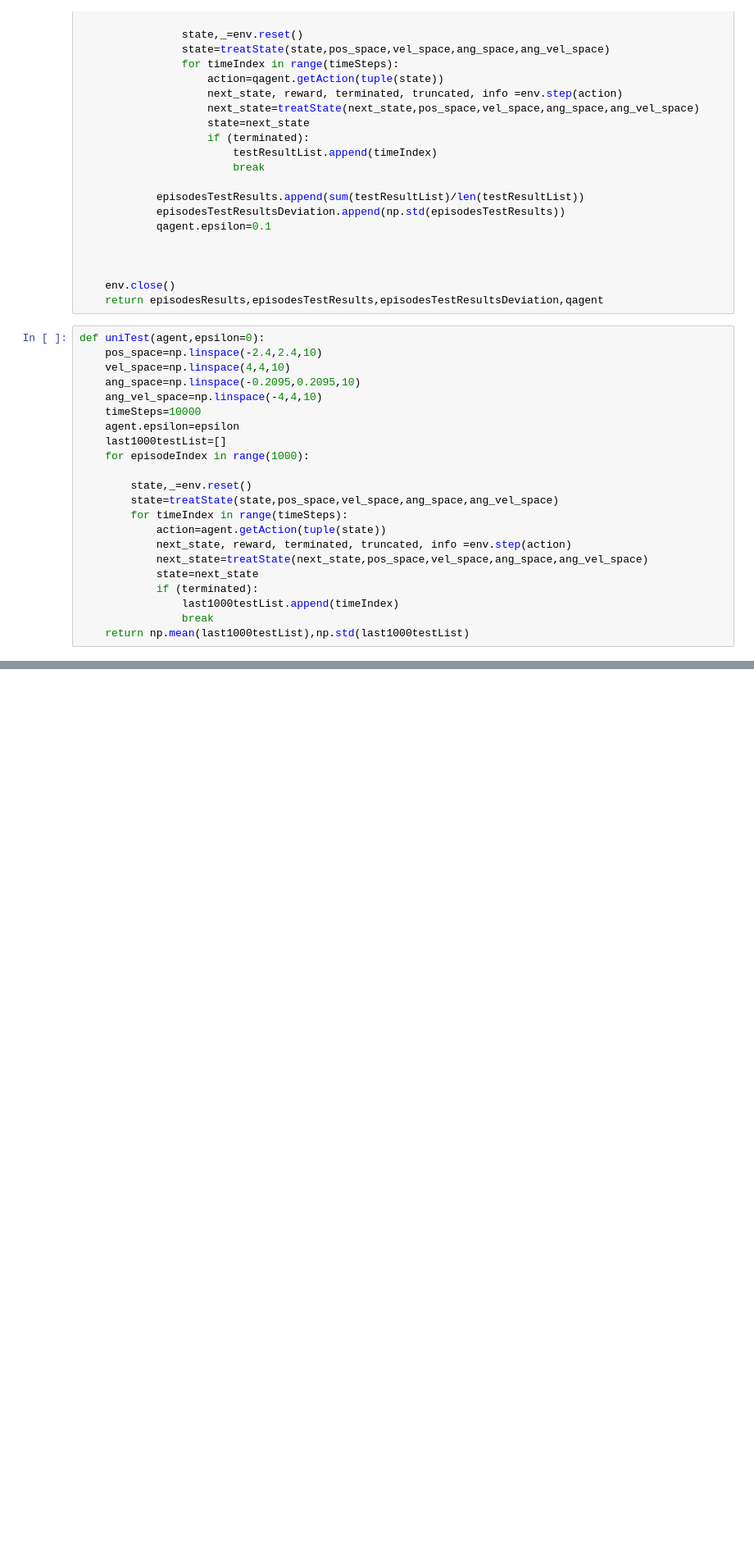
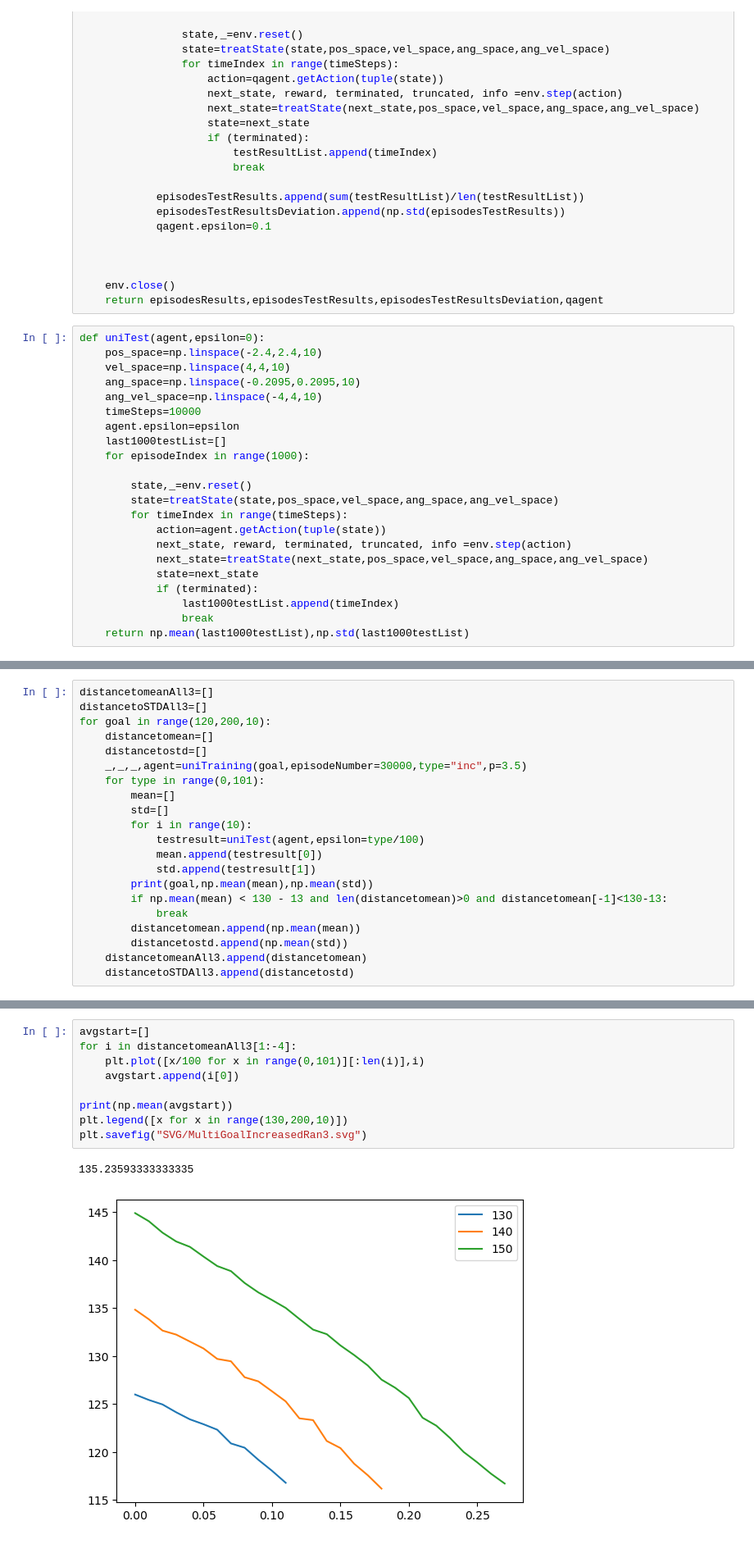
Before and after one commit to mvdbremt/Performance-Specific-Reinforcement-learning, a Jupyter notebook: MultiTraining.ipynb, the cells around one changed output, grey strips where cells are left out. Shown: that part at 82% size. Drawn from its saved outputs; the diff is of its cells as text; blank space fills up the shorter version.

```diff
--- a/MultiTraining.ipynb
+++ b/MultiTraining.ipynb
@@ -449,0 +530,21 @@ plt.legend([x/2 for x in range(3,10)])
+# %%
+distancetomeanAll3=[]
+distancetoSTDAll3=[]
+for goal in range(120,200,10):
+    distancetomean=[]
+    distancetostd=[]
+    _,_,_,agent=uniTraining(goal,episodeNumber=30000,type="inc",p=3.5)
+    for type in range(0,101):
+        mean=[]
+        std=[]
+        for i in range(10):
+            testresult=uniTest(agent,epsilon=type/100)
+            mean.append(testresult[0])
+            std.append(testresult[1])
+        print(goal,np.mean(mean),np.mean(std))
+        if np.mean(mean) < 130 - 13 and len(distancetomean)>0 and distancetomean[-1]<130-13:
+            break
+        distancetomean.append(np.mean(mean))
+        distancetostd.append(np.mean(std))
+    distancetomeanAll3.append(distancetomean)
+    distancetoSTDAll3.append(distancetostd)
@@ -449,0 +569,12 @@ plt.legend([x/2 for x in range(3,10)])
+# %%
+avgstart=[]
+for i in distancetomeanAll3[1:-4]:
+    plt.plot([x/100 for x in range(0,101)][:len(i)],i)
+    avgstart.append(i[0])
+
+print(np.mean(avgstart))
+plt.legend([x for x in range(130,200,10)])
+plt.savefig("SVG/MultiGoalIncreasedRan3.svg")
+# %% [output]
+135.23593333333335
+[figure, added]
```
Also changed, not shown: parts of 11 cells of this notebook, 7 other files.
